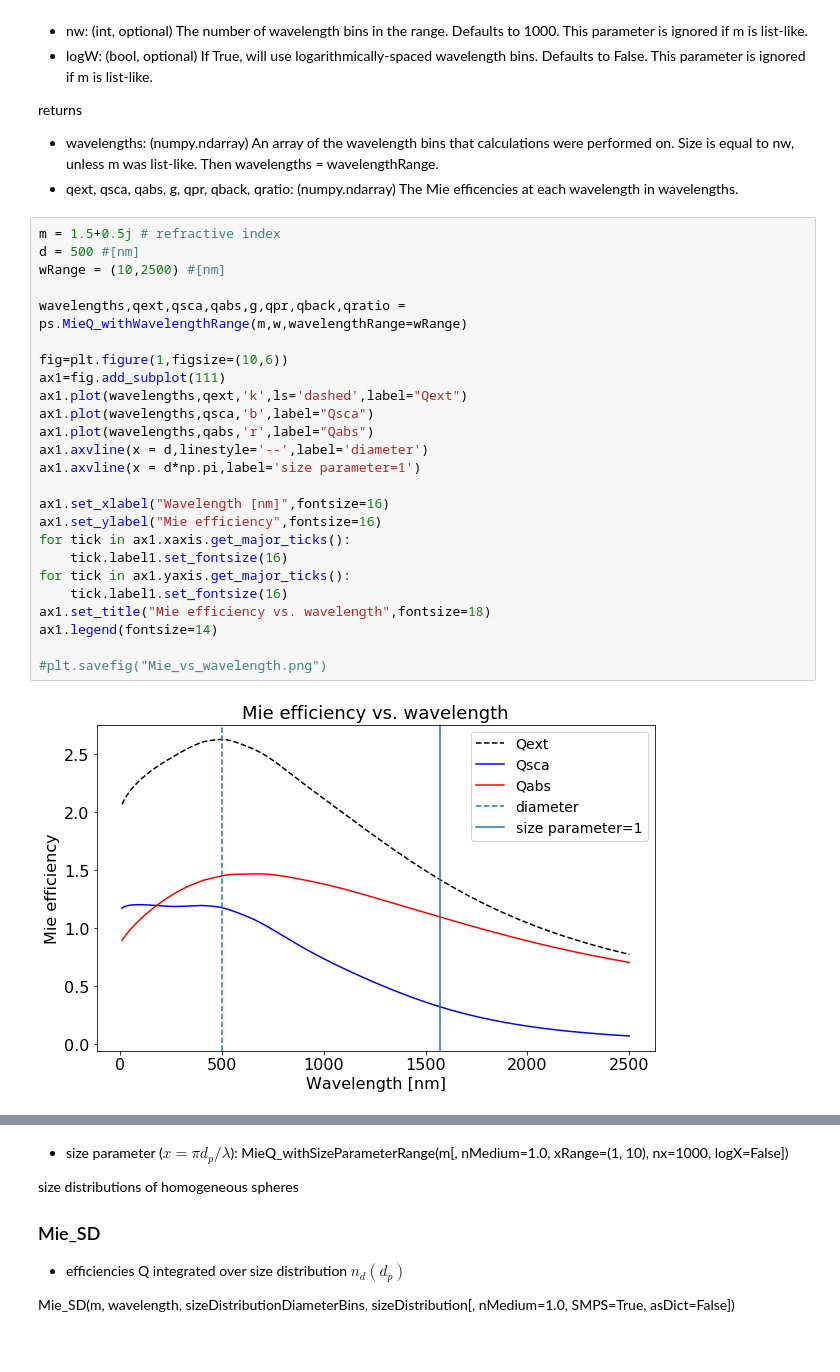
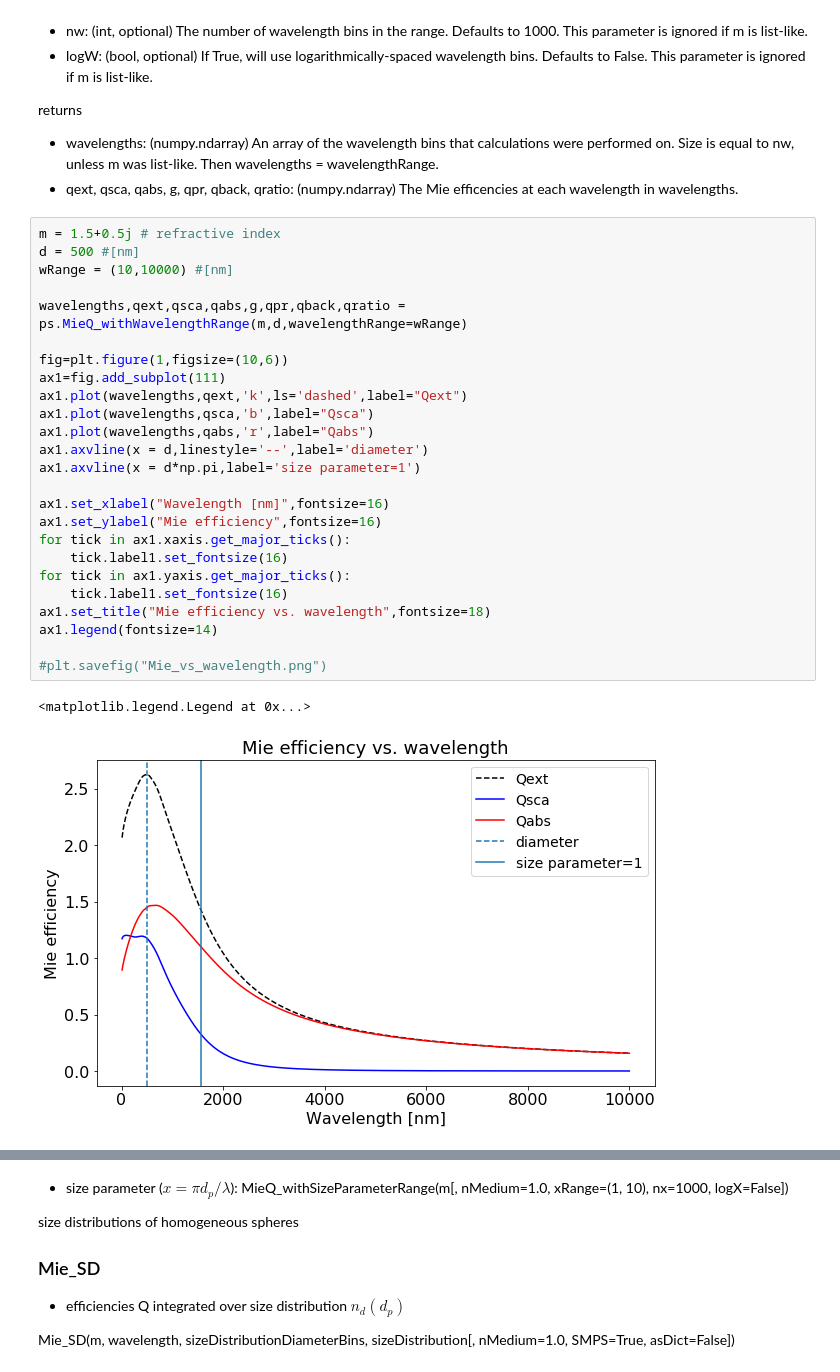
Before and after one commit to claraross1/ross_thesis, a Jupyter notebook: pymiescatt/pymiescatt testing.ipynb, the cells around one changed output, grey strips where cells are left out. Drawn from its saved outputs; the diff is of its cells as text.

```diff
--- a/pymiescatt/pymiescatt testing.ipynb
+++ b/pymiescatt/pymiescatt testing.ipynb
@@ -183,27 +209,28 @@ returns
 # %%
 m = 1.5+0.5j # refractive index
 d = 500 #[nm]
-wRange = (10,2500) #[nm]
+wRange = (10,10000) #[nm]
 
-wavelengths,qext,qsca,qabs,g,qpr,qback,qratio = ps.MieQ_withWavelengthRange(m,w,wavelengthRange=wRange)
+wavelengths,qext,qsca,qabs,g,qpr,qback,qratio = ps.MieQ_withWavelengthRange(m,d,wavelengthRange=wRange)
 
 fig=plt.figure(1,figsize=(10,6))
 ax1=fig.add_subplot(111)
 ax1.plot(wavelengths,qext,'k',ls='dashed',label="Qext")
 ax1.plot(wavelengths,qsca,'b',label="Qsca")
 ax1.plot(wavelengths,qabs,'r',label="Qabs")
 ax1.axvline(x = d,linestyle='--',label='diameter')
 ax1.axvline(x = d*np.pi,label='size parameter=1')
 
 ax1.set_xlabel("Wavelength [nm]",fontsize=16)
 ax1.set_ylabel("Mie efficiency",fontsize=16)
 for tick in ax1.xaxis.get_major_ticks():
     tick.label1.set_fontsize(16)
 for tick in ax1.yaxis.get_major_ticks():
     tick.label1.set_fontsize(16)
 ax1.set_title("Mie efficiency vs. wavelength",fontsize=18)
 ax1.legend(fontsize=14)
 
 #plt.savefig("Mie_vs_wavelength.png")
 # %% [output]
+<matplotlib.legend.Legend at 0x...>
-[figure, old version]
+[figure, new version]
```
Also changed, not shown: parts of 15 cells of this notebook.
